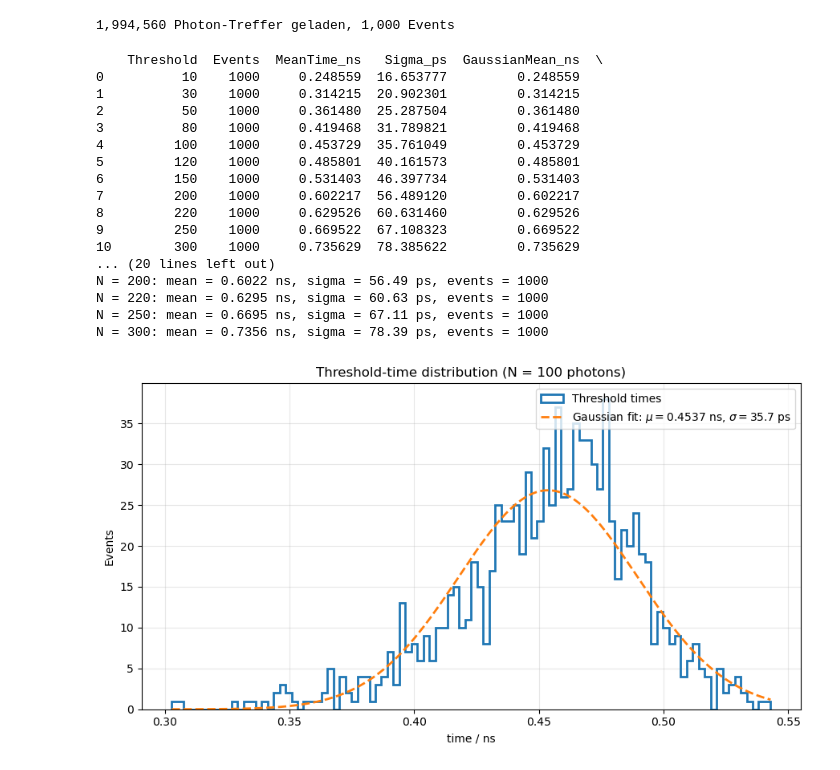
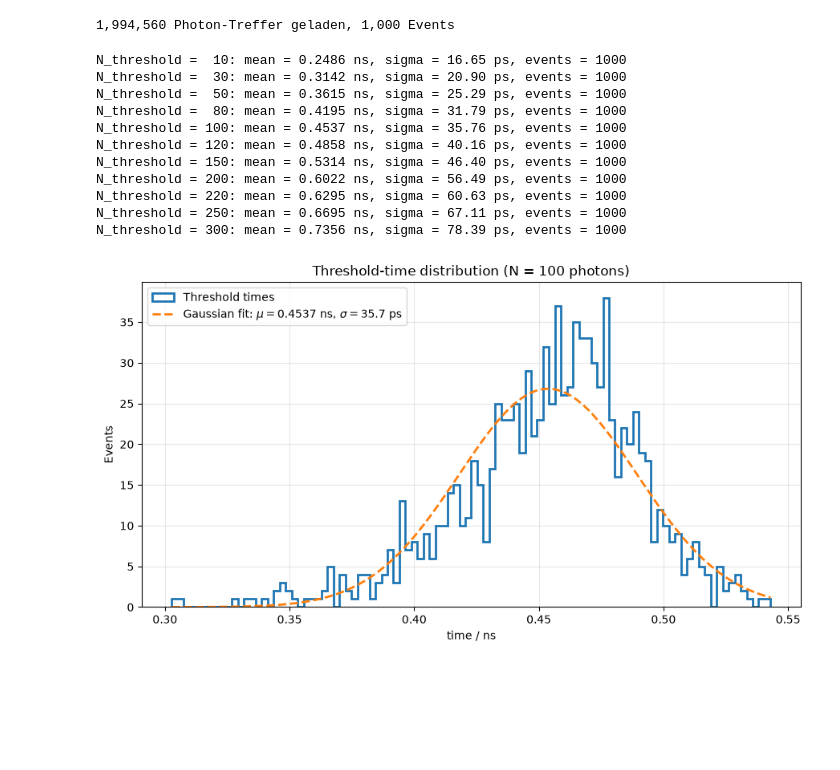
Before and after one commit to RobDerk/insight-tagger-scintillator-simulation-geant4-analysis, a Jupyter notebook: Untitled.ipynb, the cells around one changed output. Cells and saved outputs as stored; diff of their text form; code cells hidden in the pictures; blank space fills up the shorter version.

```diff
--- a/Untitled.ipynb
+++ b/Untitled.ipynb
@@ -277,8 +277,6 @@ threshold_statistics = pd.DataFrame(
     threshold_statistics
 )
 
-print(threshold_statistics)
-
 plot_threshold = 100
 
 times_100 = (
@@ -292,7 +290,7 @@ times_100 = (
 for _, row in threshold_statistics.iterrows():
 
     print(
-        f"N = {int(row['Threshold']):3d}: "
+        f"N_threshold = {int(row['Threshold']):3d}: "
         f"mean = {row['MeanTime_ns']:.4f} ns, "
         f"sigma = {row['Sigma_ps']:.2f} ps, "
         f"events = {int(row['Events'])}"
@@ -343,48 +341,42 @@ ax.plot(
     fit_times,
     fit_counts,
     linewidth=2,
     linestyle="--",
     label=(
         rf"Gaussian fit: "
         rf"$\mu={gauss_mean_100:.4f}$ ns, "
         rf"$\sigma={gauss_sigma_100 * 1000:.1f}$ ps"
     )
 )
 
 ax.set_xlabel("time / ns")
 ax.set_ylabel("Events")
 
 ax.set_title(
     f"Threshold-time distribution "
     f"(N = {plot_threshold} photons)"
 )
 
 ax.grid(alpha=0.3)
 ax.legend()
 
 fig.tight_layout()
 
 save_plot(
     "threshold_100_photons_gaussian_fit"
 )
 
 plt.show()
 # %% [output]
-    Threshold  Events  MeanTime_ns   Sigma_ps  GaussianMean_ns  \
-0          10    1000     0.248559  16.653777         0.248559
-1          30    1000     0.314215  20.902301         0.314215
-2          50    1000     0.361480  25.287504         0.361480
-3          80    1000     0.419468  31.789821         0.419468
-4         100    1000     0.453729  35.761049         0.453729
-5         120    1000     0.485801  40.161573         0.485801
-6         150    1000     0.531403  46.397734         0.531403
-7         200    1000     0.602217  56.489120         0.602217
-8         220    1000     0.629526  60.631460         0.629526
-9         250    1000     0.669522  67.108323         0.669522
-10        300    1000     0.735629  78.385622         0.735629
-... (20 lines left out)
-N = 200: mean = 0.6022 ns, sigma = 56.49 ps, events = 1000
-N = 220: mean = 0.6295 ns, sigma = 60.63 ps, events = 1000
-N = 250: mean = 0.6695 ns, sigma = 67.11 ps, events = 1000
-N = 300: mean = 0.7356 ns, sigma = 78.39 ps, events = 1000
+N_threshold =  10: mean = 0.2486 ns, sigma = 16.65 ps, events = 1000
+N_threshold =  30: mean = 0.3142 ns, sigma = 20.90 ps, events = 1000
+N_threshold =  50: mean = 0.3615 ns, sigma = 25.29 ps, events = 1000
+N_threshold =  80: mean = 0.4195 ns, sigma = 31.79 ps, events = 1000
+N_threshold = 100: mean = 0.4537 ns, sigma = 35.76 ps, events = 1000
+N_threshold = 120: mean = 0.4858 ns, sigma = 40.16 ps, events = 1000
+N_threshold = 150: mean = 0.5314 ns, sigma = 46.40 ps, events = 1000
+N_threshold = 200: mean = 0.6022 ns, sigma = 56.49 ps, events = 1000
+N_threshold = 220: mean = 0.6295 ns, sigma = 60.63 ps, events = 1000
+N_threshold = 250: mean = 0.6695 ns, sigma = 67.11 ps, events = 1000
+N_threshold = 300: mean = 0.7356 ns, sigma = 78.39 ps, events = 1000
-[figure, old version]
+[figure, new version]
```
Also changed, not shown: parts of 2 cells of this notebook, 3 other files.
